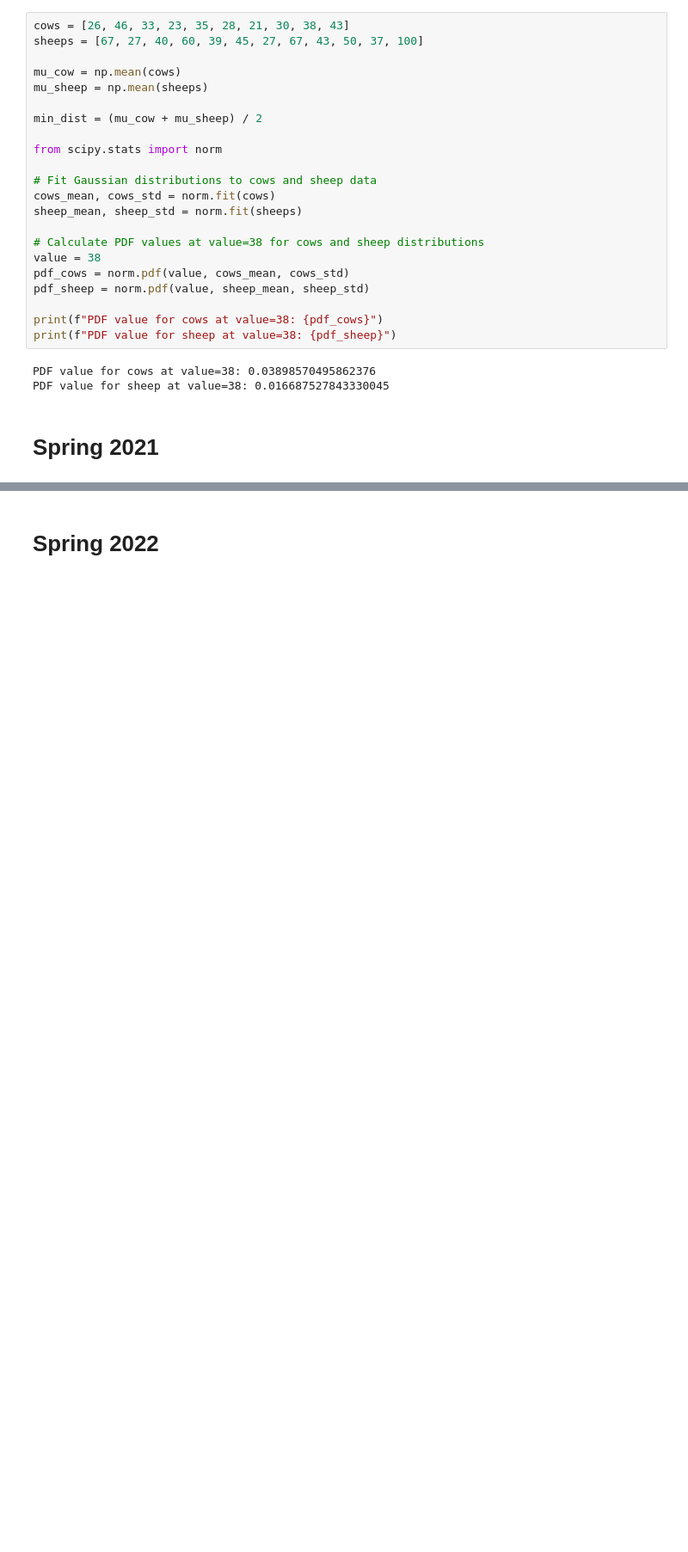
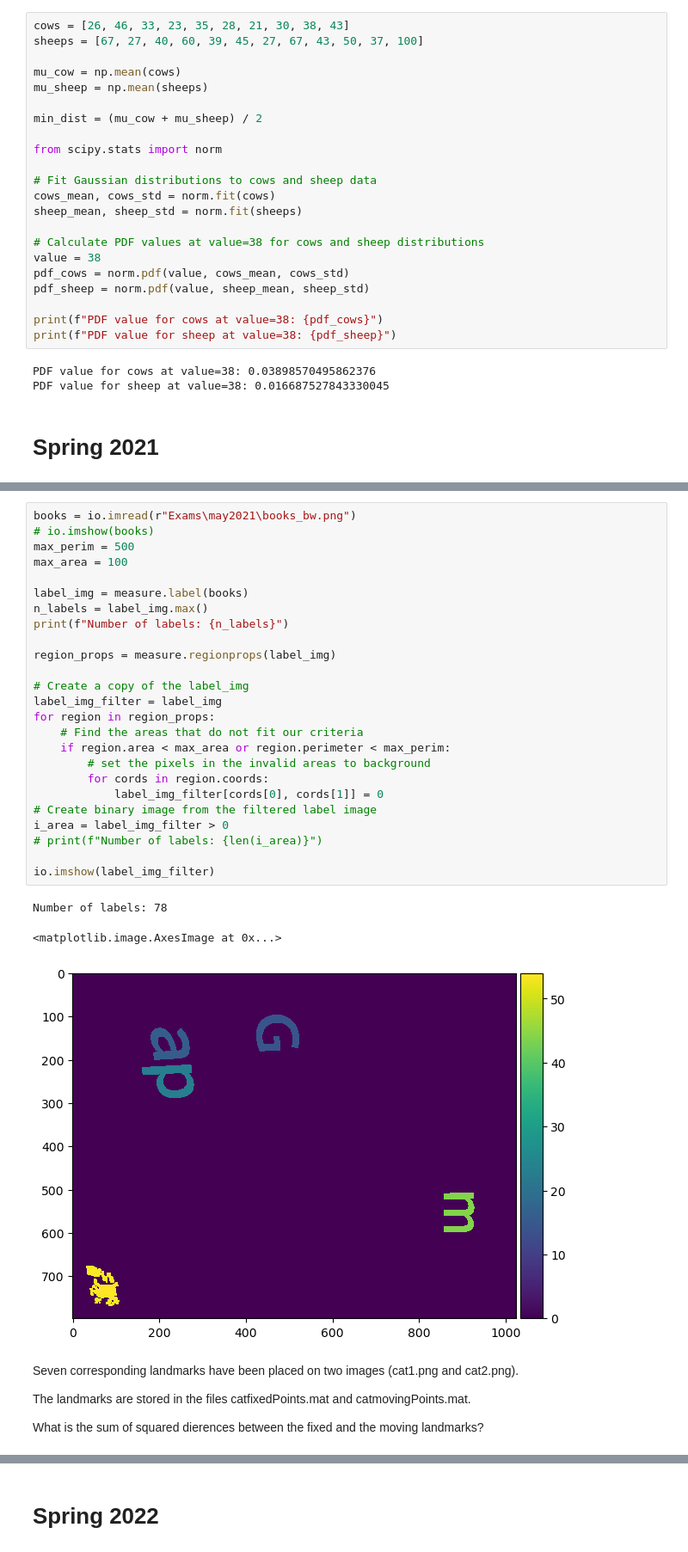
Before and after one commit to magolimbo/02502-Image-Analysis-Cheatsheet, a Jupyter notebook: Prova_sol.ipynb, the cells around one changed output, grey strips where cells are left out. Shown at 86% size. Saved outputs shown, nothing was run; the diff lists cells and outputs as text; blank space fills up the shorter version.

```diff
--- a/Prova_sol.ipynb
+++ b/Prova_sol.ipynb
@@ -1035,0 +1426,36 @@ PDF value for sheep at value=38: 0.016687527843330045
+# %%
+books = io.imread(r"Exams\may2021\books_bw.png")
+# io.imshow(books)
+max_perim = 500
+max_area = 100
+
+label_img = measure.label(books)
+n_labels = label_img.max()
+print(f"Number of labels: {n_labels}")
+
+region_props = measure.regionprops(label_img)
+
+# Create a copy of the label_img
+label_img_filter = label_img
+for region in region_props:
+    # Find the areas that do not fit our criteria
+    if region.area < max_area or region.perimeter < max_perim:
+        # set the pixels in the invalid areas to background
+        for cords in region.coords:
+            label_img_filter[cords[0], cords[1]] = 0
+# Create binary image from the filtered label image
+i_area = label_img_filter > 0
+# print(f"Number of labels: {len(i_area)}")
+
+io.imshow(label_img_filter)
+# %% [output]
+Number of labels: 78
+<matplotlib.image.AxesImage at 0x...>
+[figure, added]
+# %% [markdown]
+Seven corresponding landmarks have been placed on two images
+(cat1.png and cat2.png).
+
+The landmarks are stored in the files catfixedPoints.mat and catmovingPoints.mat.
+
+What is the sum of squared dierences between the fixed and the moving landmarks?
```
Also changed, not shown: parts of 39 cells of this notebook, 12 other files.
